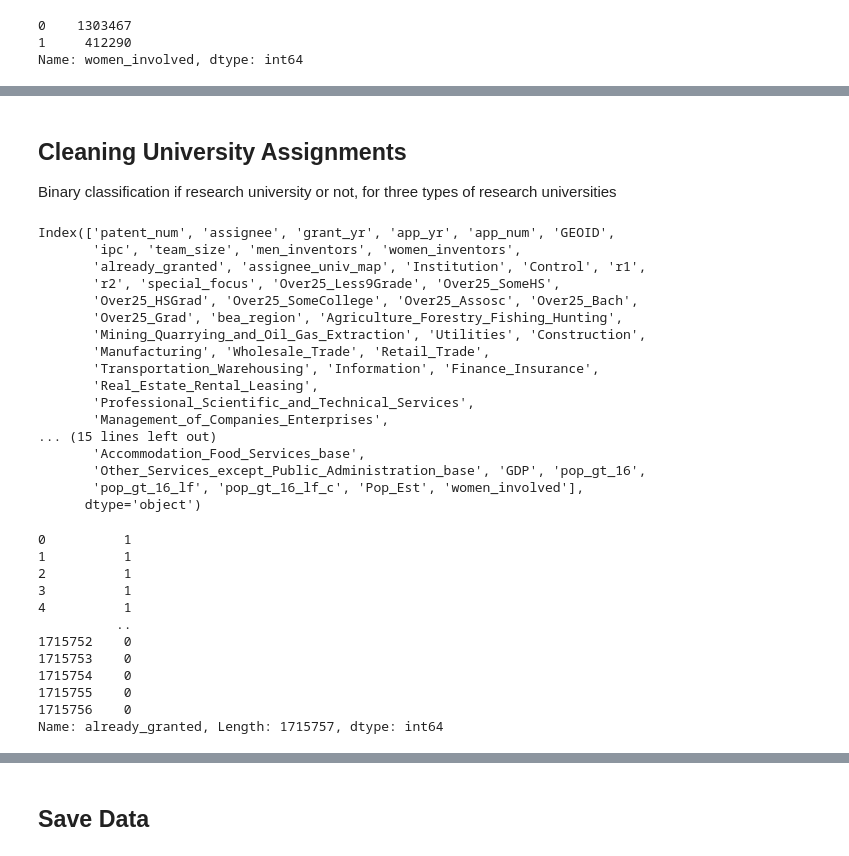
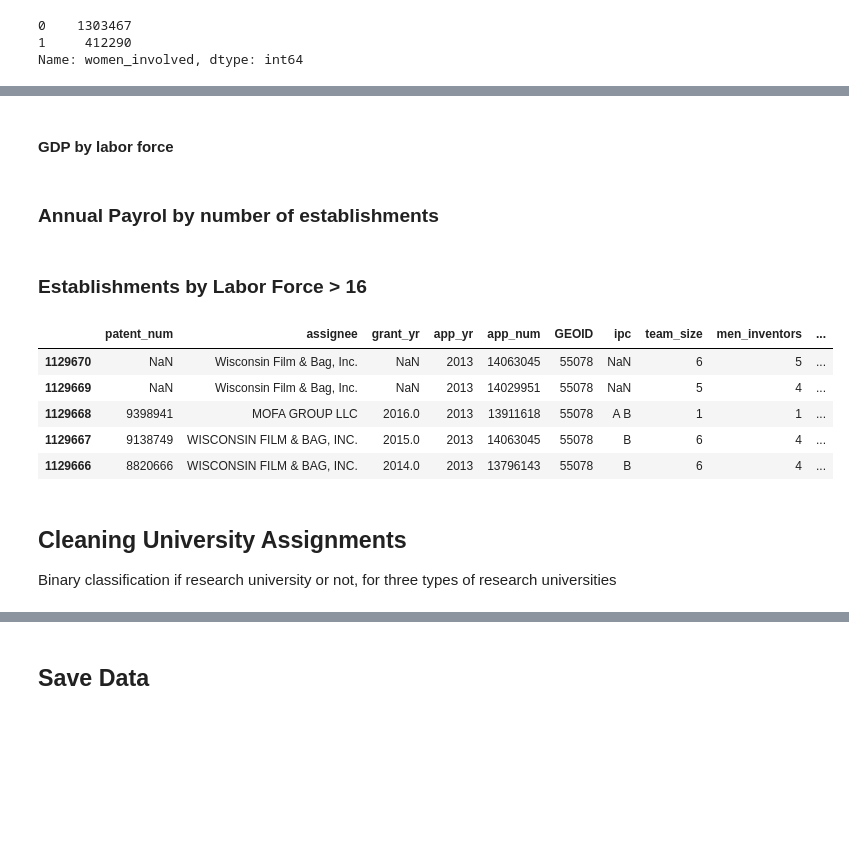
Before and after one commit to mhk9c/patents22, a Jupyter notebook: clean_merged.ipynb, the cells around one changed output, grey strips where cells are left out. Drawn from its saved outputs; the diff is of its cells as text; code cells hidden in the pictures; blank space fills up the shorter version.

```diff
--- a/clean_merged.ipynb
+++ b/clean_merged.ipynb
@@ -94,3 +96,34 @@ Name: women_involved, dtype: int64
+# %% [markdown]
+#### GDP by labor force
+# %%
+# Fixing an issue with how mhk managed the bea/census enumerations...Should go back and fix in the merges...
+patents_full['pop_gt_16_lf'] = np.where(patents_full['GEOID'] == '15005', 87051, patents_full['pop_gt_16_lf'])
+patents_full.query("GEOID != '15005'" )['pop_gt_16_lf']
+patents_full['GDP_by_labor_force'] = patents_full['GDP']/patents_full['pop_gt_16_lf']
+# %% [markdown]
+### Annual Payrol by number of establishments
+# %%
+patents_full['ap_by_est'] = patents_full['ap']/patents_full['est']
+# patents_full.hist(column = 'ap_by_est', bins = 100)
+# Show all columns in pandas
+# pd.set_option('display.max_columns', None)
+# patents_full.sort_values(by = 'ap_by_est', ascending = False).head(5)
+# %% [markdown]
+### Establishments by Labor Force > 16
+# %%
+patents_full['est_by_pop_gt_16_lf'] = patents_full['est']/patents_full['pop_gt_16_lf']
+# patents_full.hist(column = 'est_by_pop_gt_16_lf', bins = 100)
+# patents_full.boxplot(column = 'est_by_pop_gt_16_lf')
+# patents_full.plot.scatter(x = 'est', y = 'pop_gt_16_lf')
+# patents_full.sort_values(by = 'est_by_pop_gt_16_lf', ascending = False).head(5)
+# patents_full[['est_by_pop_gt_16_lf', 'est', 'pop_gt_16_lf', 'GEOID']].sort_values(by = 'est_by_pop_gt_16_lf', ascending = False).head(5)
+# %% [output]
+|  | patent_num | assignee | grant_yr | app_yr | app_num | GEOID | ipc | team_size | men_inventors | ... |
+| 1129670 | NaN | Wisconsin Film & Bag, Inc. | NaN | 2013 | 14063045 | 55078 | NaN | 6 | 5 | ... |
+| 1129669 | NaN | Wisconsin Film & Bag, Inc. | NaN | 2013 | 14029951 | 55078 | NaN | 5 | 4 | ... |
+| 1129668 | 9398941 | MOFA GROUP LLC | 2016.0 | 2013 | 13911618 | 55078 | A B | 1 | 1 | ... |
+| 1129667 | 9138749 | WISCONSIN FILM & BAG, INC. | 2015.0 | 2013 | 14063045 | 55078 | B | 6 | 4 | ... |
+| 1129666 | 8820666 | WISCONSIN FILM & BAG, INC. | 2014.0 | 2013 | 13796143 | 55078 | B | 6 | 4 | ... |
 # %% [markdown]
 ## Cleaning University Assignments
 
@@ -103,36 +136,5 @@ patents_full['special_focus'].fillna(0, inplace = True)
 patents_full[['r1','r2','special_focus']] = patents_full[['r1','r2','special_focus']].astype('int')
 # %%
 patents_full.columns
-# %% [output]
-Index(['patent_num', 'assignee', 'grant_yr', 'app_yr', 'app_num', 'GEOID',
-       'ipc', 'team_size', 'men_inventors', 'women_inventors',
-       'already_granted', 'assignee_univ_map', 'Institution', 'Control', 'r1',
-       'r2', 'special_focus', 'Over25_Less9Grade', 'Over25_SomeHS',
-       'Over25_HSGrad', 'Over25_SomeCollege', 'Over25_Assosc', 'Over25_Bach',
-       'Over25_Grad', 'bea_region', 'Agriculture_Forestry_Fishing_Hunting',
-       'Mining_Quarrying_and_Oil_Gas_Extraction', 'Utilities', 'Construction',
-       'Manufacturing', 'Wholesale_Trade', 'Retail_Trade',
-       'Transportation_Warehousing', 'Information', 'Finance_Insurance',
-       'Real_Estate_Rental_Leasing',
-       'Professional_Scientific_and_Technical_Services',
-       'Management_of_Companies_Enterprises',
-... (15 lines left out)
-       'Accommodation_Food_Services_base',
-       'Other_Services_except_Public_Administration_base', 'GDP', 'pop_gt_16',
-       'pop_gt_16_lf', 'pop_gt_16_lf_c', 'Pop_Est', 'women_involved'],
-      dtype='object')
 # %%
 patents_full.already_granted
-# %% [output]
-0          1
-1          1
-2          1
-3          1
-4          1
-          ..
-1715752    0
-1715753    0
-1715754    0
-1715755    0
-1715756    0
-Name: already_granted, Length: 1715757, dtype: int64
```
Also changed, not shown: parts of 10 cells of this notebook, 4 other files.
